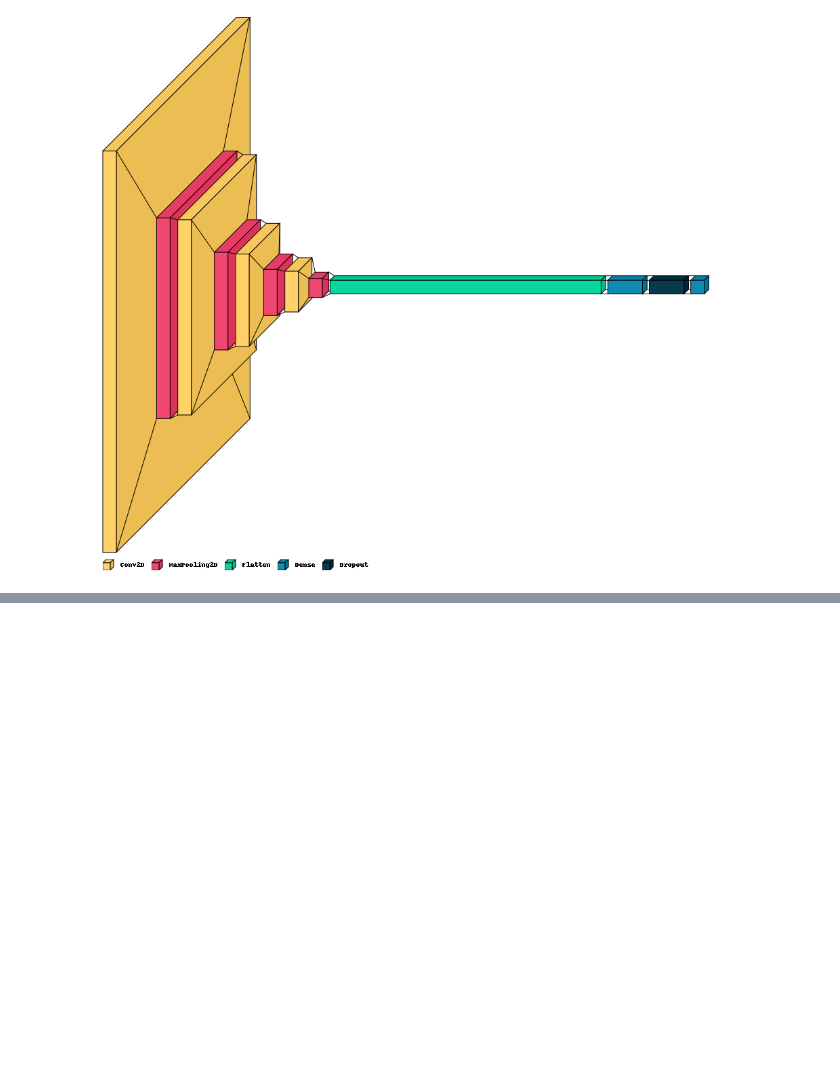
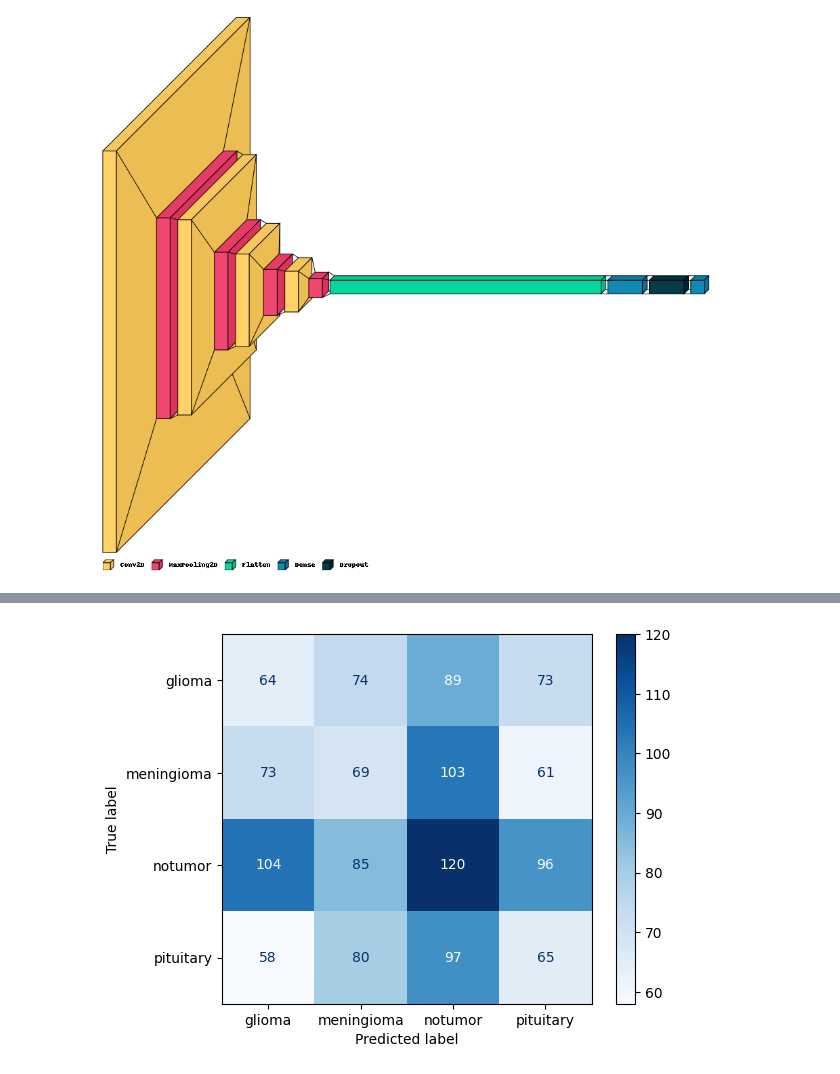
Before and after one commit to HeshanNavindu-7/Brain-Tumor-MRI, a Jupyter notebook: Brain_Tumor_1.ipynb, the cells around one changed output, grey strips where cells are left out. Saved outputs shown, nothing was run; the diff lists cells and outputs as text; code cells hidden in the pictures; blank space fills up the shorter version.

```diff
--- a/Brain_Tumor_1.ipynb
+++ b/Brain_Tumor_1.ipynb
@@ -274,0 +284,13 @@ Accuracy : 94.58%
+# %%
+from sklearn.metrics import confusion_matrix, ConfusionMatrixDisplay
+
+# Assuming you have true labels and predicted labels
+y_true = test_generator.classes
+y_pred = model.predict(test_generator)
+y_pred_classes = np.argmax(y_pred, axis=1)
+
+cm = confusion_matrix(y_true, y_pred_classes)
+disp = ConfusionMatrixDisplay(confusion_matrix=cm, display_labels=classes)
+disp.plot(cmap=plt.cm.Blues)
+plt.show()
+# %% [output]
@@ -274,0 +298 @@ Accuracy : 94.58%
+[figure, added]
```
Also changed, not shown: parts of 15 cells of this notebook.
